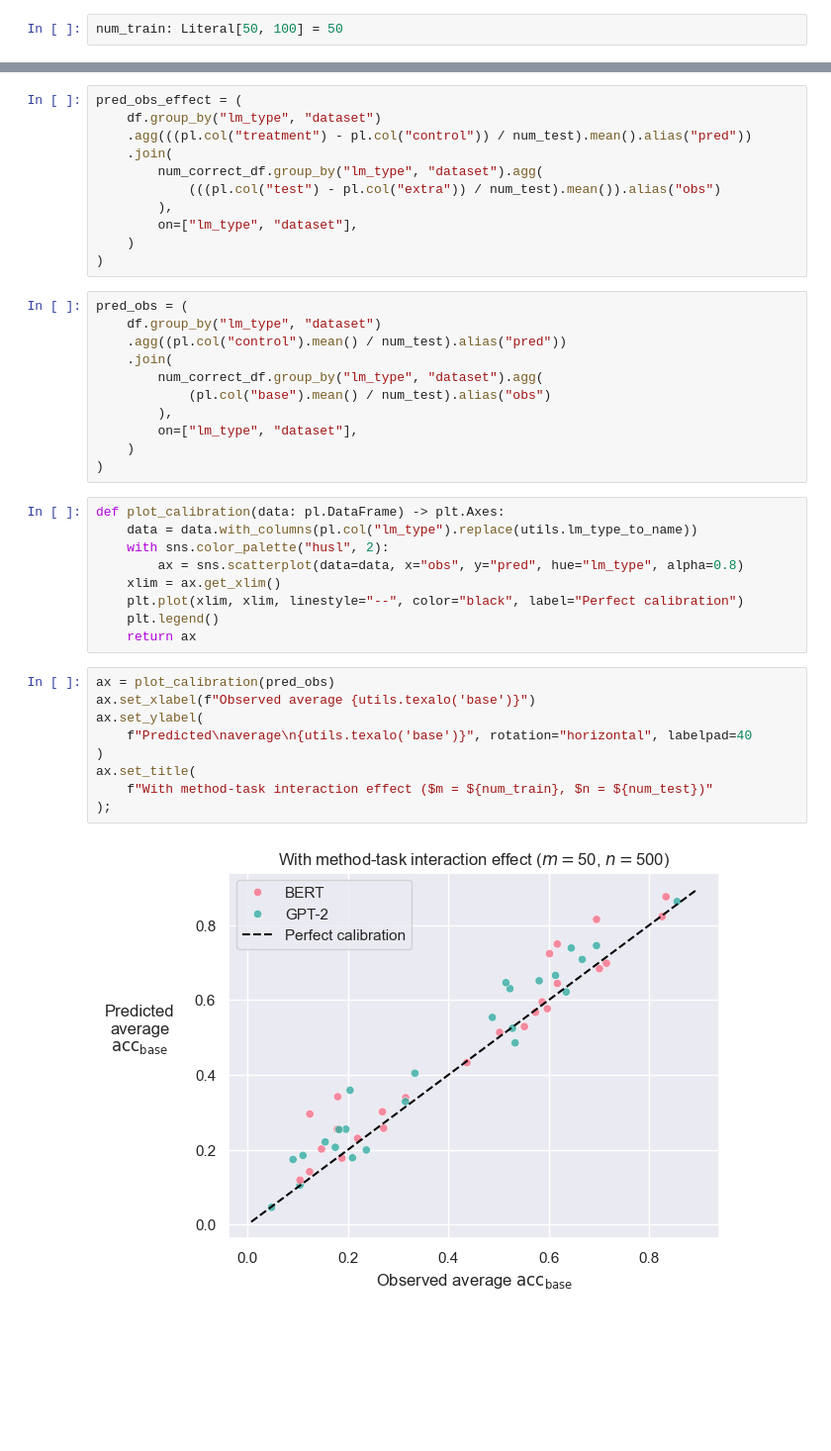
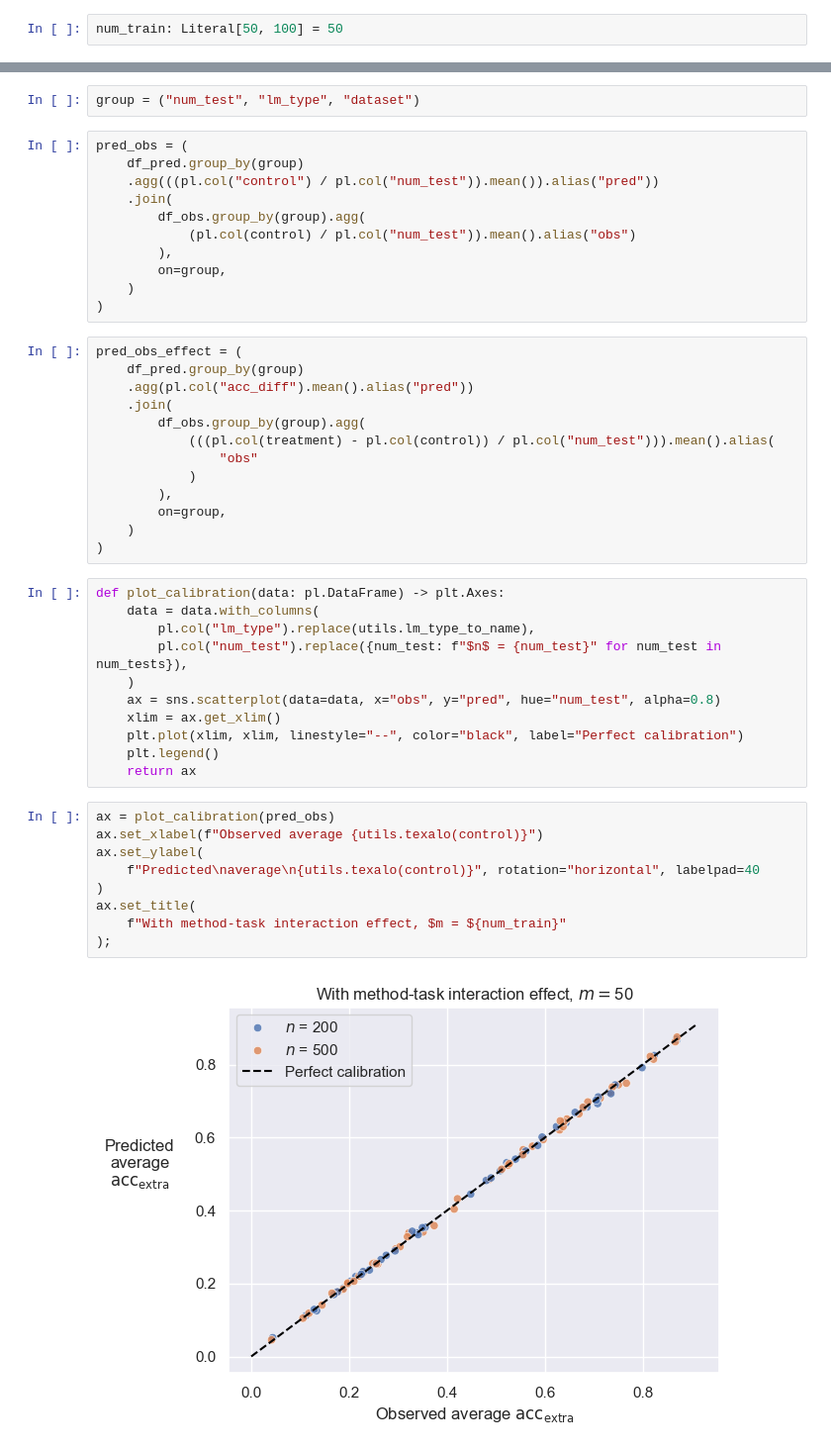
Before and after one commit to kddubey/pretrain-on-test, a Jupyter notebook: analysis/results/posterior_pred_conditional.ipynb, the cells around one changed output, grey strips where cells are left out. Shown at 99% size. Cells and saved outputs as stored; diff of their text form; blank space fills up the shorter version.

```diff
--- a/analysis/results/posterior_pred_conditional.ipynb
+++ b/analysis/results/posterior_pred_conditional.ipynb
@@ -142,44 +131,50 @@ shape: (4_000_000, 6)
+# %%
+group = ("num_test", "lm_type", "dataset")
 # %%
-pred_obs_effect = (
-    df.group_by("lm_type", "dataset")
-    .agg(((pl.col("treatment") - pl.col("control")) / num_test).mean().alias("pred"))
+pred_obs = (
+    df_pred.group_by(group)
+    .agg(((pl.col("control") / pl.col("num_test")).mean()).alias("pred"))
     .join(
-        num_correct_df.group_by("lm_type", "dataset").agg(
-            (((pl.col("test") - pl.col("extra")) / num_test).mean()).alias("obs")
+        df_obs.group_by(group).agg(
+            (pl.col(control) / pl.col("num_test")).mean().alias("obs")
         ),
-        on=["lm_type", "dataset"],
+        on=group,
     )
 )
 # %%
-pred_obs = (
-    df.group_by("lm_type", "dataset")
-    .agg((pl.col("control").mean() / num_test).alias("pred"))
+pred_obs_effect = (
+    df_pred.group_by(group)
+    .agg(pl.col("acc_diff").mean().alias("pred"))
     .join(
-        num_correct_df.group_by("lm_type", "dataset").agg(
-            (pl.col("base").mean() / num_test).alias("obs")
+        df_obs.group_by(group).agg(
+            (((pl.col(treatment) - pl.col(control)) / pl.col("num_test"))).mean().alias(
+                "obs"
+            )
         ),
-        on=["lm_type", "dataset"],
+        on=group,
     )
 )
 # %%
 def plot_calibration(data: pl.DataFrame) -> plt.Axes:
-    data = data.with_columns(pl.col("lm_type").replace(utils.lm_type_to_name))
-    with sns.color_palette("husl", 2):
-        ax = sns.scatterplot(data=data, x="obs", y="pred", hue="lm_type", alpha=0.8)
+    data = data.with_columns(
+        pl.col("lm_type").replace(utils.lm_type_to_name),
+        pl.col("num_test").replace({num_test: f"$n$ = {num_test}" for num_test in num_tests}),
+    )
+    ax = sns.scatterplot(data=data, x="obs", y="pred", hue="num_test", alpha=0.8)
     xlim = ax.get_xlim()
     plt.plot(xlim, xlim, linestyle="--", color="black", label="Perfect calibration")
     plt.legend()
     return ax
 # %%
 ax = plot_calibration(pred_obs)
-ax.set_xlabel(f"Observed average {utils.texalo('base')}")
+ax.set_xlabel(f"Observed average {utils.texalo(control)}")
 ax.set_ylabel(
-    f"Predicted\naverage\n{utils.texalo('base')}", rotation="horizontal", labelpad=40
+    f"Predicted\naverage\n{utils.texalo(control)}", rotation="horizontal", labelpad=40
 )
 ax.set_title(
-    f"With method-task interaction effect ($m = ${num_train}, $n = ${num_test})"
+    f"With method-task interaction effect, $m = ${num_train}"
 );
 # %% [output]
-[figure, old version]
+[figure, new version]
 # %%
 ax = plot_calibration(pred_obs_effect)
```
Also changed, not shown: parts of 13 cells of this notebook.
